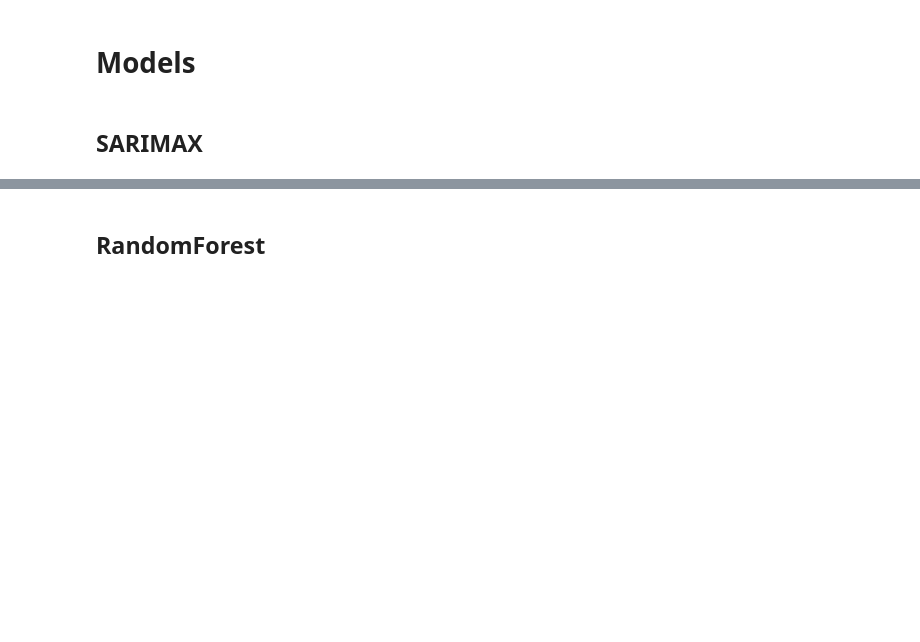
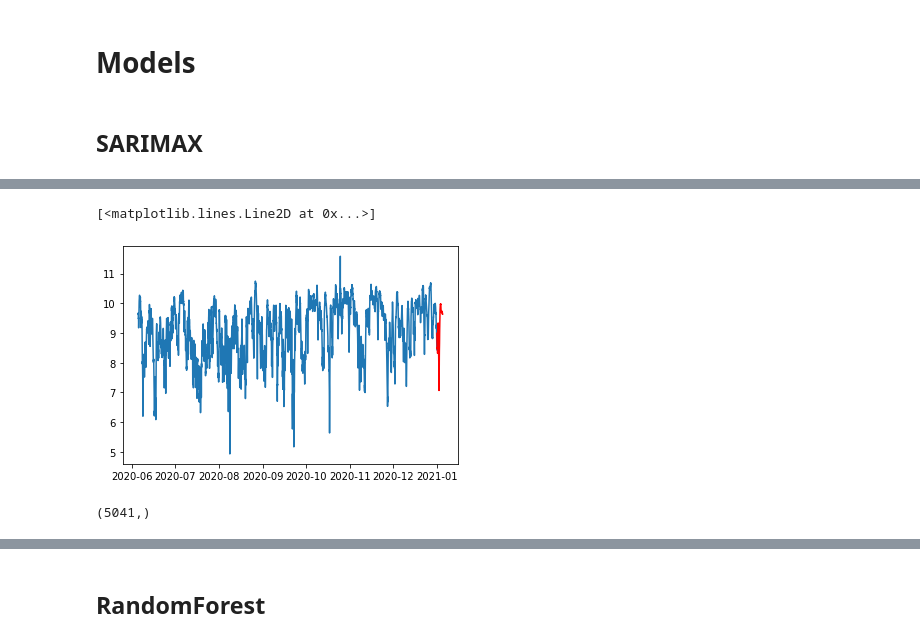
Before and after one commit to HaukeFock/predict_energy_generation, a Jupyter notebook: notebooks/rodrigo_sarimax.ipynb, the cells around one changed output, grey strips where cells are left out. Saved outputs shown, nothing was run; the diff lists cells and outputs as text; code cells hidden in the pictures; blank space fills up the shorter version.

```diff
--- a/notebooks/rodrigo_sarimax.ipynb
+++ b/notebooks/rodrigo_sarimax.ipynb
@@ -352,3 +395,13 @@ plot_forecast(y_pred, y_train, y_test)
+# %%
+plt.plot(y_pred)
+plt.plot(y_test, color='r')
+# %% [output]
+[<matplotlib.lines.Line2D at 0x...>]
+[figure, added]
+# %%
+y_pred.shape
+# %% [output]
+(5041,)
 # %%
 mean_absolute_percentage_error(np.exp(y_test), np.exp(y_pred))
 # %% [output]
```
Also changed, not shown: parts of 24 cells of this notebook, 7 other files.
